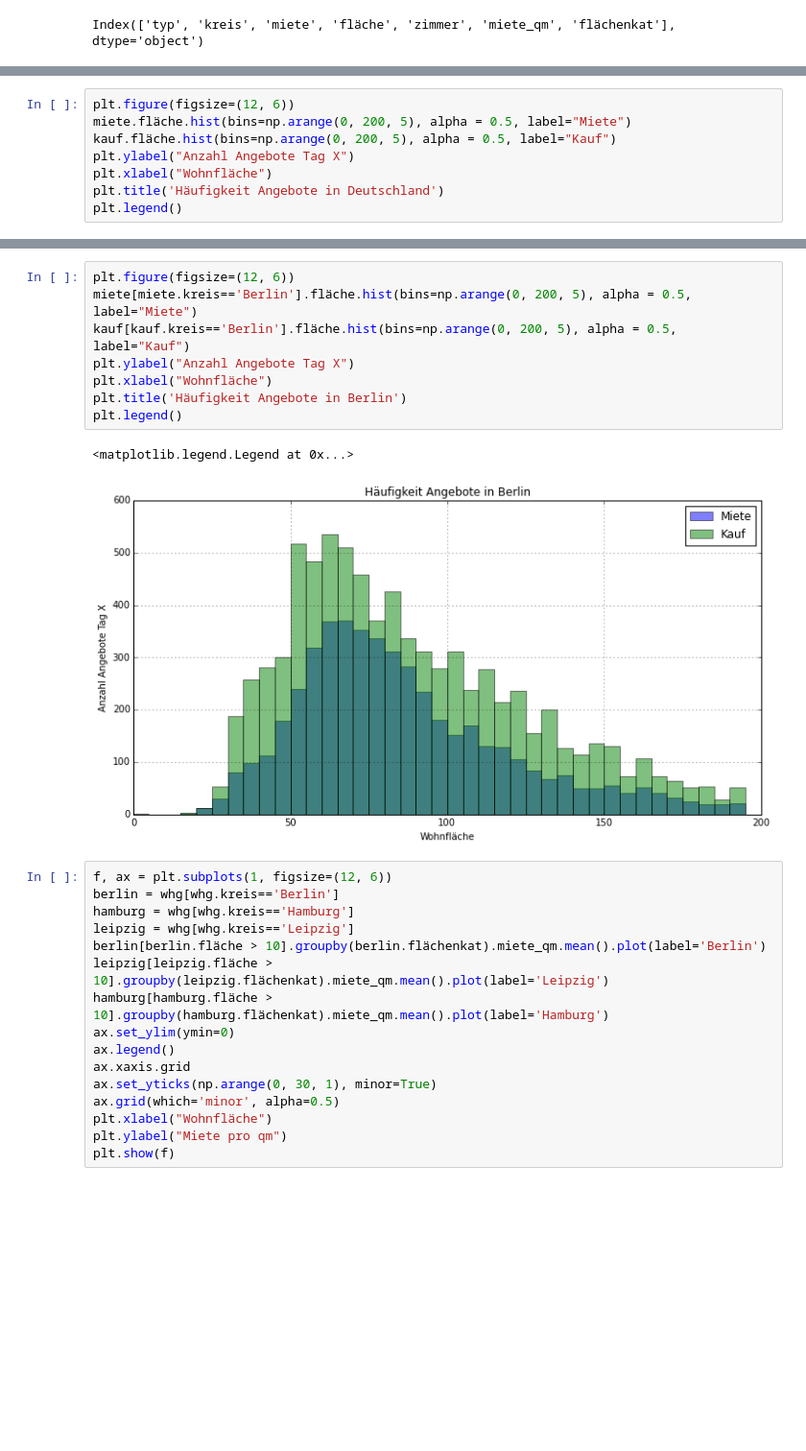
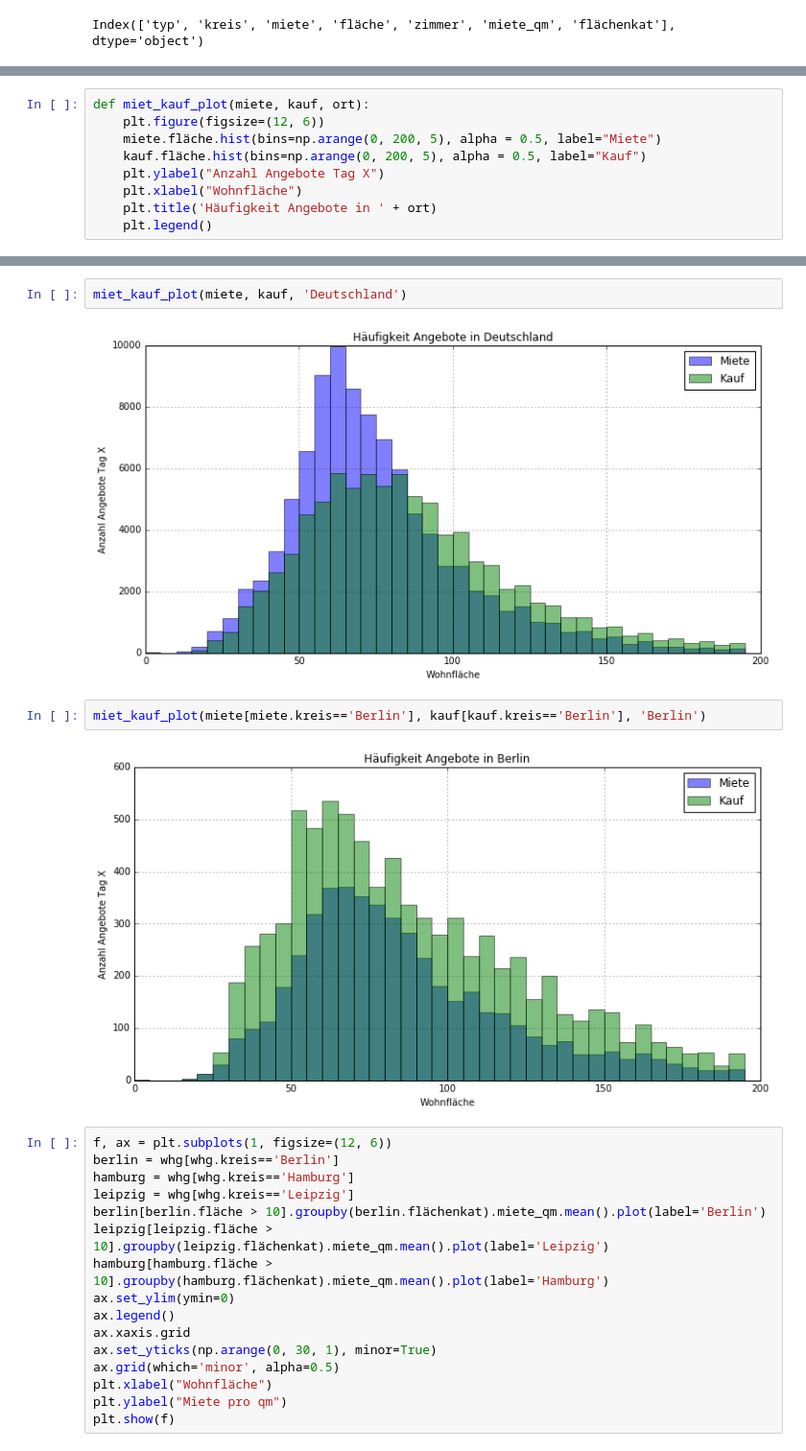
Before and after one commit to matey-jack/ml, a Jupyter notebook: dwh/src/Kauf_vs_Miete.ipynb, the cells around one changed output, grey strips where cells are left out. Shown at 96% size. Drawn from its saved outputs; the diff is of its cells as text; blank space fills up the shorter version.

Commit message:
finished Kauf vs Miete including code clean-up. Big Milestone\!

```diff
--- a/dwh/src/kauf_vs_miete.ipynb
+++ b/dwh/src/Kauf_vs_Miete.ipynb
@@ -45,8 +45,9 @@ Length: 419, dtype: int64
 # %%
-plt.figure(figsize=(12, 6))
-miete.fläche.hist(bins=np.arange(0, 200, 5), alpha = 0.5, label="Miete")
-kauf.fläche.hist(bins=np.arange(0, 200, 5), alpha = 0.5, label="Kauf")
-plt.ylabel("Anzahl Angebote Tag X")
-plt.xlabel("Wohnfläche")
-plt.title('Häufigkeit Angebote in Deutschland')
-plt.legend()
+def miet_kauf_plot(miete, kauf, ort):
+    plt.figure(figsize=(12, 6))
+    miete.fläche.hist(bins=np.arange(0, 200, 5), alpha = 0.5, label="Miete")
+    kauf.fläche.hist(bins=np.arange(0, 200, 5), alpha = 0.5, label="Kauf")
+    plt.ylabel("Anzahl Angebote Tag X")
+    plt.xlabel("Wohnfläche")
+    plt.title('Häufigkeit Angebote in ' + ort)
+    plt.legend()
@@ -56,14 +54,11 @@ plt.legend()
-# %%
-plt.figure(figsize=(12, 6))
-miete[miete.kreis=='Berlin'].fläche.hist(bins=np.arange(0, 200, 5), alpha = 0.5, label="Miete")
-kauf[kauf.kreis=='Berlin'].fläche.hist(bins=np.arange(0, 200, 5), alpha = 0.5, label="Kauf")
-plt.ylabel("Anzahl Angebote Tag X")
-plt.xlabel("Wohnfläche")
-plt.title('Häufigkeit Angebote in Berlin')
-plt.legend()
-# %% [output]
-<matplotlib.legend.Legend at 0x...>
-[figure, removed]
+# %%
+miet_kauf_plot(miete, kauf, 'Deutschland')
+# %% [output]
+[figure, added]
+# %%
+miet_kauf_plot(miete[miete.kreis=='Berlin'], kauf[kauf.kreis=='Berlin'], 'Berlin')
+# %% [output]
+[figure, added]
 # %%
 f, ax = plt.subplots(1, figsize=(12, 6))
 berlin = whg[whg.kreis=='Berlin']
```
Also changed, not shown: parts of 2 cells of this notebook, 1 other file.
